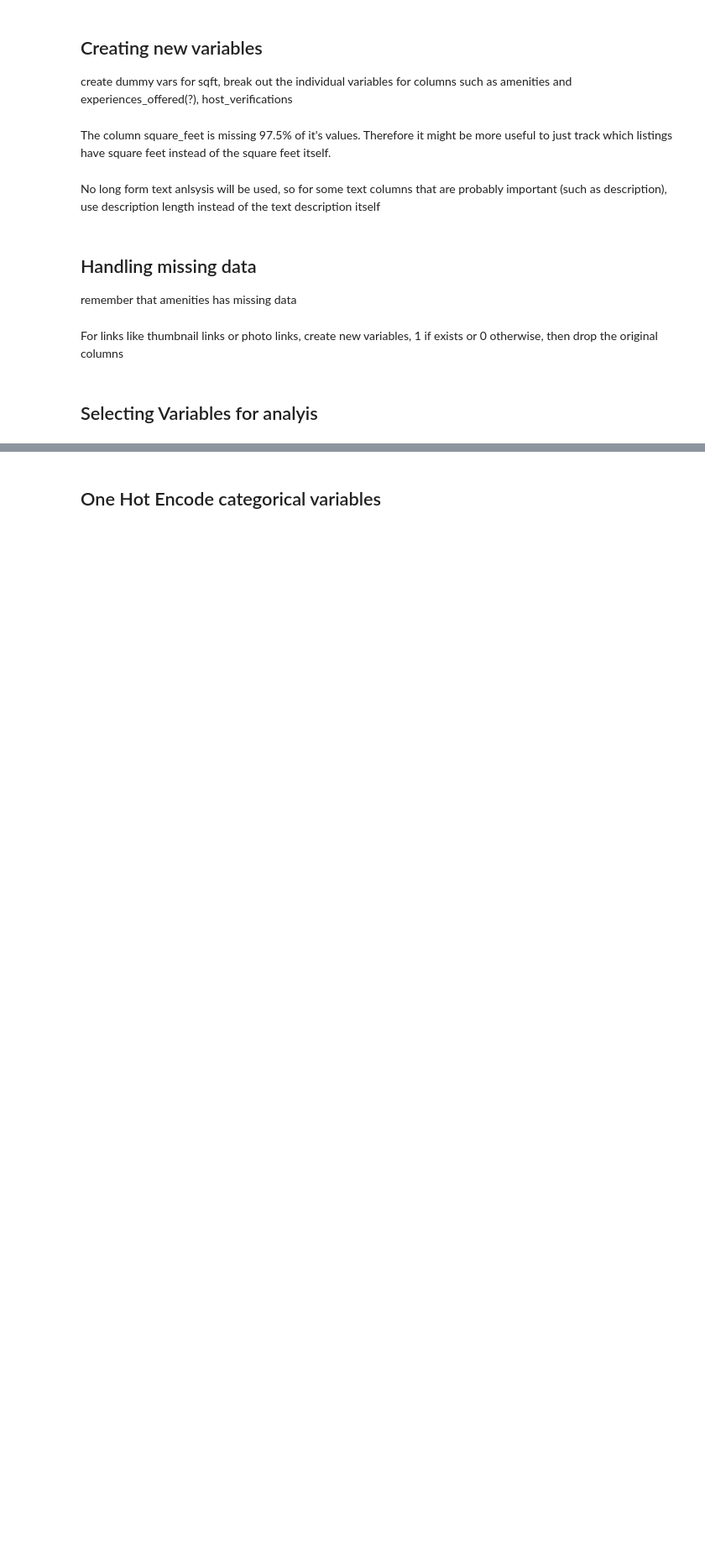
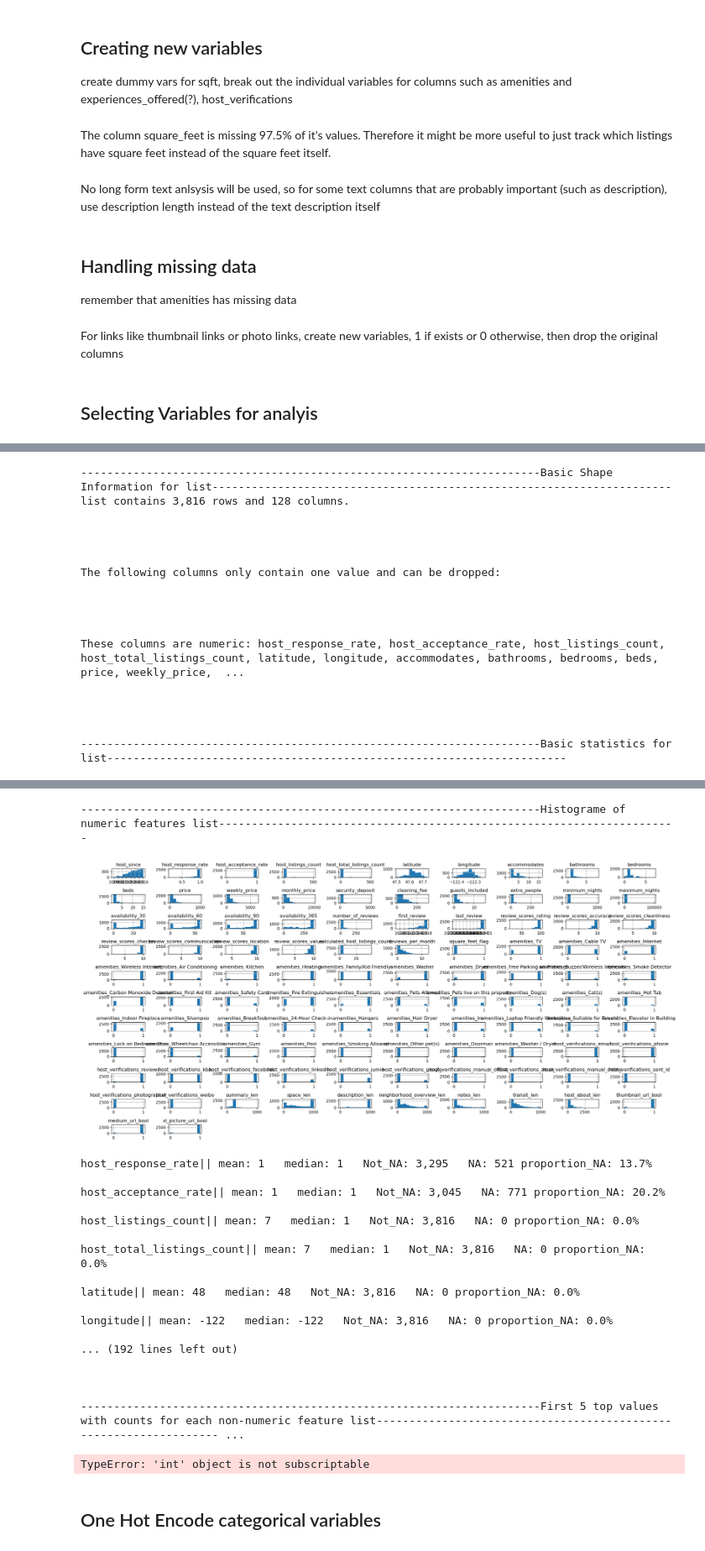
Before and after one commit to charlesbeacham/airbnb, a Jupyter notebook: airbnb.ipynb, the cells around one changed output, grey strips where cells are left out. Shown at 84% size. Cells and saved outputs as stored; diff of their text form; code cells hidden in the pictures; blank space fills up the shorter version.

```diff
--- a/airbnb.ipynb
+++ b/airbnb.ipynb
@@ -403,6 +403,9 @@ for col in link_cols:
 
 lst = lst.join(bool_df)
 lst.drop(columns=link_cols, inplace=True)
+# %%
+# Now these columns only contain 1 value and can be dropped picture_url_bool, host_url_bool, host_thumbnail_url_bool, host_picture_url_bool
+lst.drop(columns=['picture_url_bool', 'host_url_bool', 'host_thumbnail_url_bool', 'host_picture_url_bool'], inplace=True)
 # %% [markdown]
 ## Selecting Variables for analyis
 # %% [markdown]
@@ -409,0 +413,6 @@ remove some variables that aren't helpful such as listing url.  listing_url is n
+# %%
+# listing_url is not needed
+lst.drop(columns=['listing_url'], inplace=True)
+# %%
+describe_data(lst, "list")
+# %% [output]
@@ -409,0 +427,17 @@ remove some variables that aren't helpful such as listing url.  listing_url is n
+----------------------------------------------------------------------Basic Shape Information for list----------------------------------------------------------------------
+list contains 3,816 rows and 128 columns.
+
+
+
+
+The following columns only contain one value and can be dropped:
+
+
+
+
+These columns are numeric: host_response_rate, host_acceptance_rate, host_listings_count, host_total_listings_count, latitude, longitude, accommodates, bathrooms, bedrooms, beds, price, weekly_price,  ...
+
+
+
+
+----------------------------------------------------------------------Basic statistics for list----------------------------------------------------------------------
@@ -410,2 +453,22 @@ remove some variables that aren't helpful such as listing url.  listing_url is n
+----------------------------------------------------------------------Histograme of numeric features list----------------------------------------------------------------------
+[figure, added]
+host_response_rate|| mean: 1   median: 1   Not_NA: 3,295   NA: 521 proportion_NA: 13.7%
+
+host_acceptance_rate|| mean: 1   median: 1   Not_NA: 3,045   NA: 771 proportion_NA: 20.2%
+
+host_listings_count|| mean: 7   median: 1   Not_NA: 3,816   NA: 0 proportion_NA: 0.0%
+
+host_total_listings_count|| mean: 7   median: 1   Not_NA: 3,816   NA: 0 proportion_NA: 0.0%
+
+latitude|| mean: 48   median: 48   Not_NA: 3,816   NA: 0 proportion_NA: 0.0%
+
+longitude|| mean: -122   median: -122   Not_NA: 3,816   NA: 0 proportion_NA: 0.0%
+
+... (192 lines left out)
+
+
+
+----------------------------------------------------------------------First 5 top values with counts for each non-numeric feature list------------------------------------------------------------------ ...
+TypeError: 'int' object is not subscriptable
 # %% [markdown]
 ## One Hot Encode categorical variables
```
Also changed, not shown: parts of 2 cells of this notebook.
